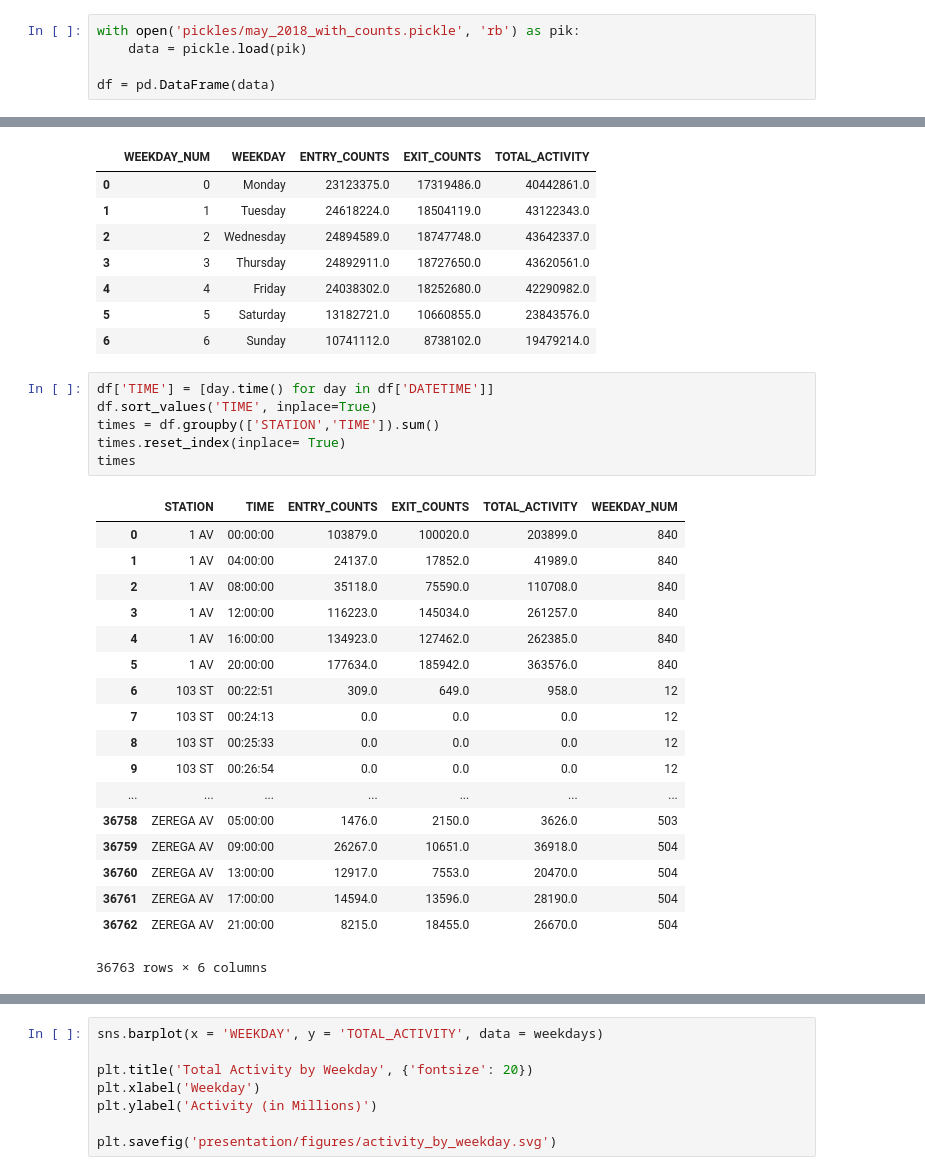
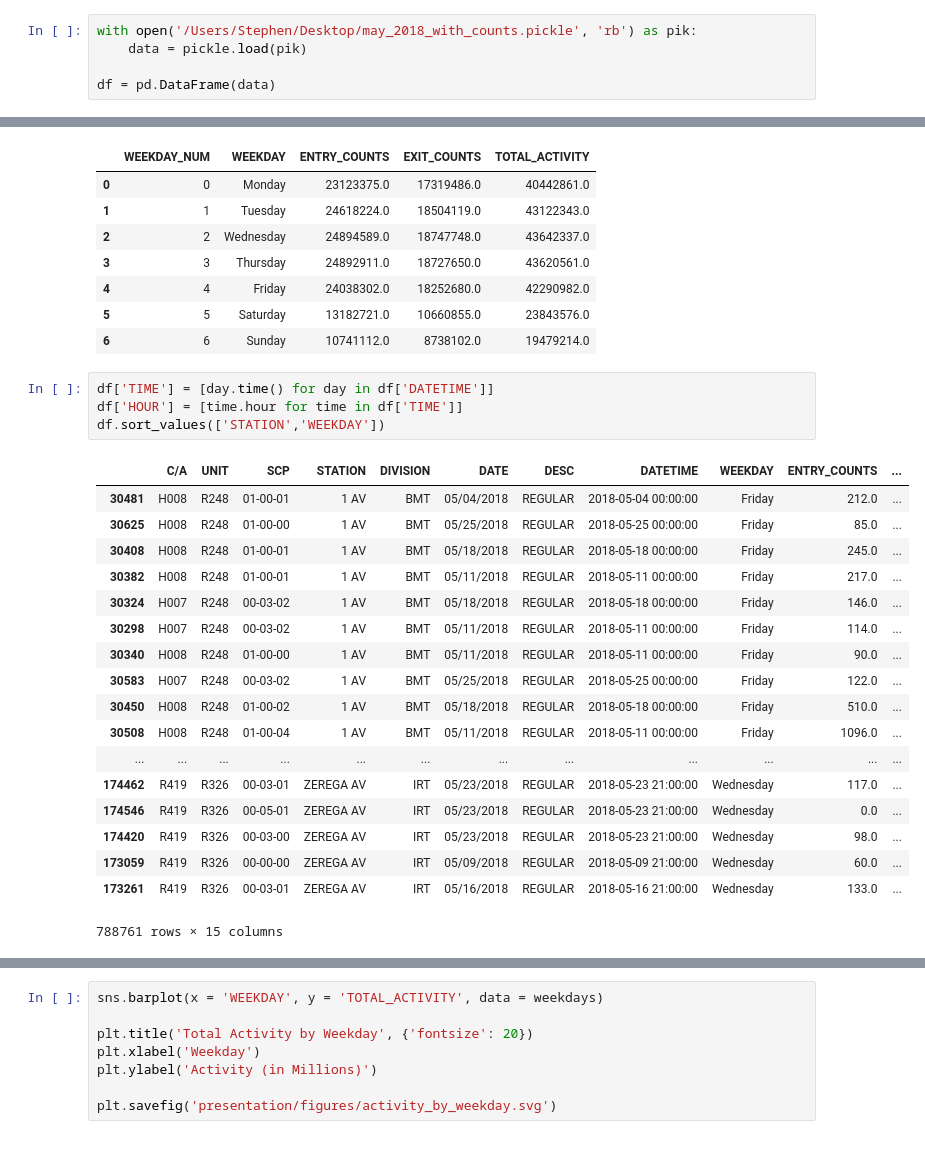
Before and after one commit to max-clarke/chi19_ds9_project_benson, a Jupyter notebook: stephen_plots.ipynb, the cells around one changed output, grey strips where cells are left out. Drawn from its saved outputs; the diff is of its cells as text.

Commit message:
Added time hourly data

```diff
--- a/stephen_plots.ipynb
+++ b/stephen_plots.ipynb
@@ -10,7 +10,7 @@ sns.set_palette('cubehelix')
 %config InlineBackend.figure_format = 'svg'
 %matplotlib inline
 # %%
-with open('pickles/may_2018_with_counts.pickle', 'rb') as pik:
+with open('/Users/Stephen/Desktop/may_2018_with_counts.pickle', 'rb') as pik:
     data = pickle.load(pik)
 
 df = pd.DataFrame(data)
@@ -62,26 +62,24 @@ weekdays
 | 6 | 6 | Sunday | 10741112.0 | 8738102.0 | 19479214.0 |
 # %%
 df['TIME'] = [day.time() for day in df['DATETIME']]
-df.sort_values('TIME', inplace=True)
-times = df.groupby(['STATION','TIME']).sum()
-times.reset_index(inplace= True)
-times
+df['HOUR'] = [time.hour for time in df['TIME']]
+df.sort_values(['STATION','WEEKDAY'])
 # %% [output]
-|  | STATION | TIME | ENTRY_COUNTS | EXIT_COUNTS | TOTAL_ACTIVITY | WEEKDAY_NUM |
-| 0 | 1 AV | 00:00:00 | 103879.0 | 100020.0 | 203899.0 | 840 |
-| 1 | 1 AV | 04:00:00 | 24137.0 | 17852.0 | 41989.0 | 840 |
-| 2 | 1 AV | 08:00:00 | 35118.0 | 75590.0 | 110708.0 | 840 |
-| 3 | 1 AV | 12:00:00 | 116223.0 | 145034.0 | 261257.0 | 840 |
-| 4 | 1 AV | 16:00:00 | 134923.0 | 127462.0 | 262385.0 | 840 |
-| 5 | 1 AV | 20:00:00 | 177634.0 | 185942.0 | 363576.0 | 840 |
-| 6 | 103 ST | 00:22:51 | 309.0 | 649.0 | 958.0 | 12 |
-| 7 | 103 ST | 00:24:13 | 0.0 | 0.0 | 0.0 | 12 |
-| 8 | 103 ST | 00:25:33 | 0.0 | 0.0 | 0.0 | 12 |
-| 9 | 103 ST | 00:26:54 | 0.0 | 0.0 | 0.0 | 12 |
-| ... | ... | ... | ... | ... | ... | ... |
-| 36758 | ZEREGA AV | 05:00:00 | 1476.0 | 2150.0 | 3626.0 | 503 |
-| 36759 | ZEREGA AV | 09:00:00 | 26267.0 | 10651.0 | 36918.0 | 504 |
-| 36760 | ZEREGA AV | 13:00:00 | 12917.0 | 7553.0 | 20470.0 | 504 |
-| 36761 | ZEREGA AV | 17:00:00 | 14594.0 | 13596.0 | 28190.0 | 504 |
-| 36762 | ZEREGA AV | 21:00:00 | 8215.0 | 18455.0 | 26670.0 | 504 |
+|  | C/A | UNIT | SCP | STATION | DIVISION | DATE | DESC | DATETIME | WEEKDAY | ENTRY_COUNTS | ... |
+| 30481 | H008 | R248 | 01-00-01 | 1 AV | BMT | 05/04/2018 | REGULAR | 2018-05-04 00:00:00 | Friday | 212.0 | ... |
+| 30625 | H008 | R248 | 01-00-00 | 1 AV | BMT | 05/25/2018 | REGULAR | 2018-05-25 00:00:00 | Friday | 85.0 | ... |
+| 30408 | H008 | R248 | 01-00-01 | 1 AV | BMT | 05/18/2018 | REGULAR | 2018-05-18 00:00:00 | Friday | 245.0 | ... |
+| 30382 | H008 | R248 | 01-00-01 | 1 AV | BMT | 05/11/2018 | REGULAR | 2018-05-11 00:00:00 | Friday | 217.0 | ... |
+| 30324 | H007 | R248 | 00-03-02 | 1 AV | BMT | 05/18/2018 | REGULAR | 2018-05-18 00:00:00 | Friday | 146.0 | ... |
+| 30298 | H007 | R248 | 00-03-02 | 1 AV | BMT | 05/11/2018 | REGULAR | 2018-05-11 00:00:00 | Friday | 114.0 | ... |
+| 30340 | H008 | R248 | 01-00-00 | 1 AV | BMT | 05/11/2018 | REGULAR | 2018-05-11 00:00:00 | Friday | 90.0 | ... |
+| 30583 | H007 | R248 | 00-03-02 | 1 AV | BMT | 05/25/2018 | REGULAR | 2018-05-25 00:00:00 | Friday | 122.0 | ... |
+| 30450 | H008 | R248 | 01-00-02 | 1 AV | BMT | 05/18/2018 | REGULAR | 2018-05-18 00:00:00 | Friday | 510.0 | ... |
+| 30508 | H008 | R248 | 01-00-04 | 1 AV | BMT | 05/11/2018 | REGULAR | 2018-05-11 00:00:00 | Friday | 1096.0 | ... |
+| ... | ... | ... | ... | ... | ... | ... | ... | ... | ... | ... | ... |
+| 174462 | R419 | R326 | 00-03-01 | ZEREGA AV | IRT | 05/23/2018 | REGULAR | 2018-05-23 21:00:00 | Wednesday | 117.0 | ... |
+| 174546 | R419 | R326 | 00-05-01 | ZEREGA AV | IRT | 05/23/2018 | REGULAR | 2018-05-23 21:00:00 | Wednesday | 0.0 | ... |
+| 174420 | R419 | R326 | 00-03-00 | ZEREGA AV | IRT | 05/23/2018 | REGULAR | 2018-05-23 21:00:00 | Wednesday | 98.0 | ... |
+| 173059 | R419 | R326 | 00-00-00 | ZEREGA AV | IRT | 05/09/2018 | REGULAR | 2018-05-09 21:00:00 | Wednesday | 60.0 | ... |
+| 173261 | R419 | R326 | 00-03-01 | ZEREGA AV | IRT | 05/16/2018 | REGULAR | 2018-05-16 21:00:00 | Wednesday | 133.0 | ... |
-36763 rows × 6 columns
+788761 rows × 15 columns
```
Also changed, not shown: parts of 2 cells of this notebook.
